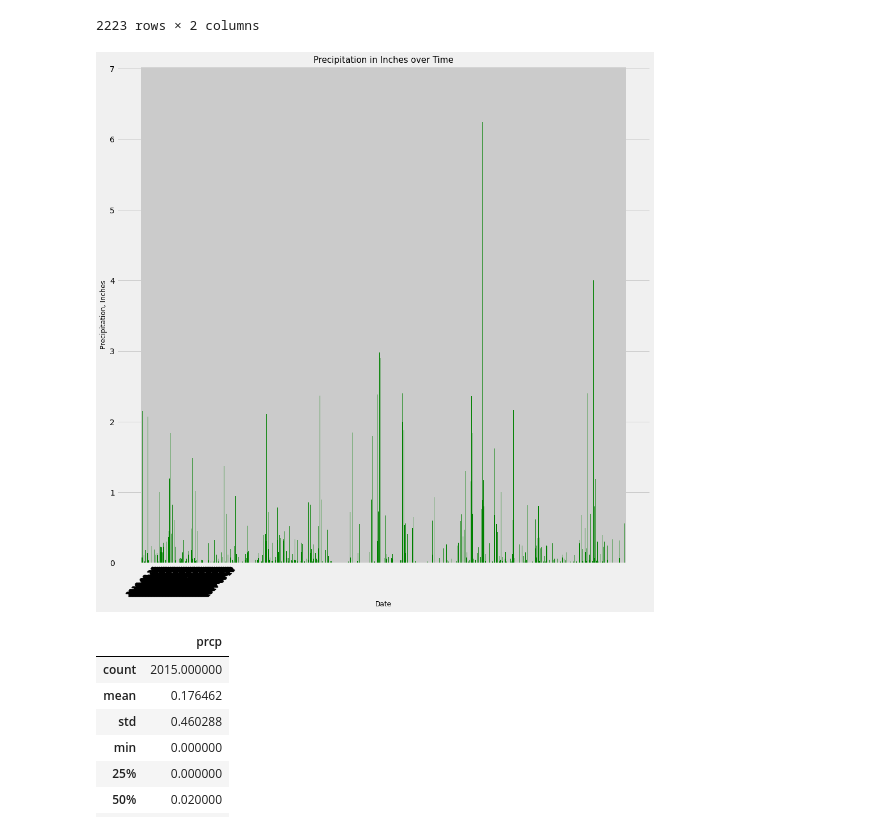
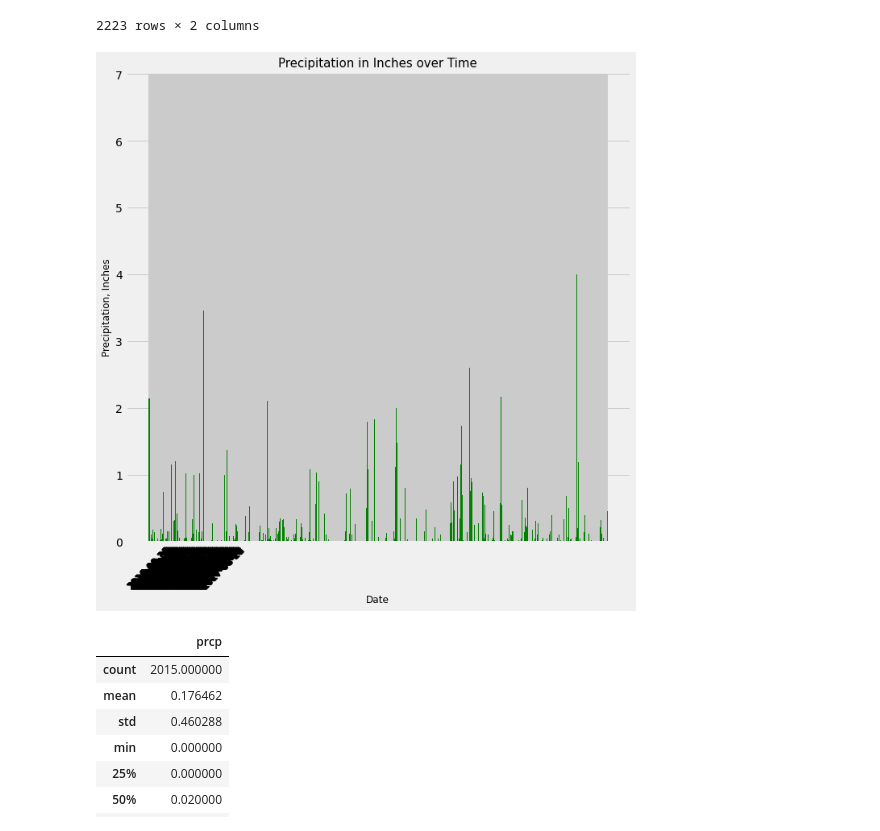
Before and after one commit to mel-c-lowe/SQLAlchemy_Challenge, a Jupyter notebook: SQL_Alchemy_Homework.ipynb, the cells around one changed output. Cells and saved outputs as stored; diff of their text form; code cells hidden in the pictures.

```diff
--- a/SQL_Alchemy_Homework.ipynb
+++ b/SQL_Alchemy_Homework.ipynb
@@ -86,21 +86,21 @@ precipitation = prcp_data['prcp']
 # %%
 # Something is not right with the x_axis labels and ticks
 
-plt.figure(figsize=(15, 15))
+plt.figure(figsize=(10, 10))
 y_axis = precipitation
 x_axis = np.arange(len(date_full))
 
 plt.bar(x_axis, y_axis, color="green")
 plt.ylabel("Precipitation, Inches", fontsize=12)
 plt.xlabel("Date", fontsize=12)
 plt.title("Precipitation in Inches over Time", fontsize=15)
 
 tick_locations = [value for value in x_axis]
 plt.xticks(tick_locations, date, rotation="45", fontsize=12)
 
 plt.show()
 # %% [output]
-[figure, old version]
+[figure, new version]
 # %%
 # Get summary statistics for datafram
 prcp_data.describe()
```
Also changed, not shown: parts of 6 cells of this notebook, 1 other file.
